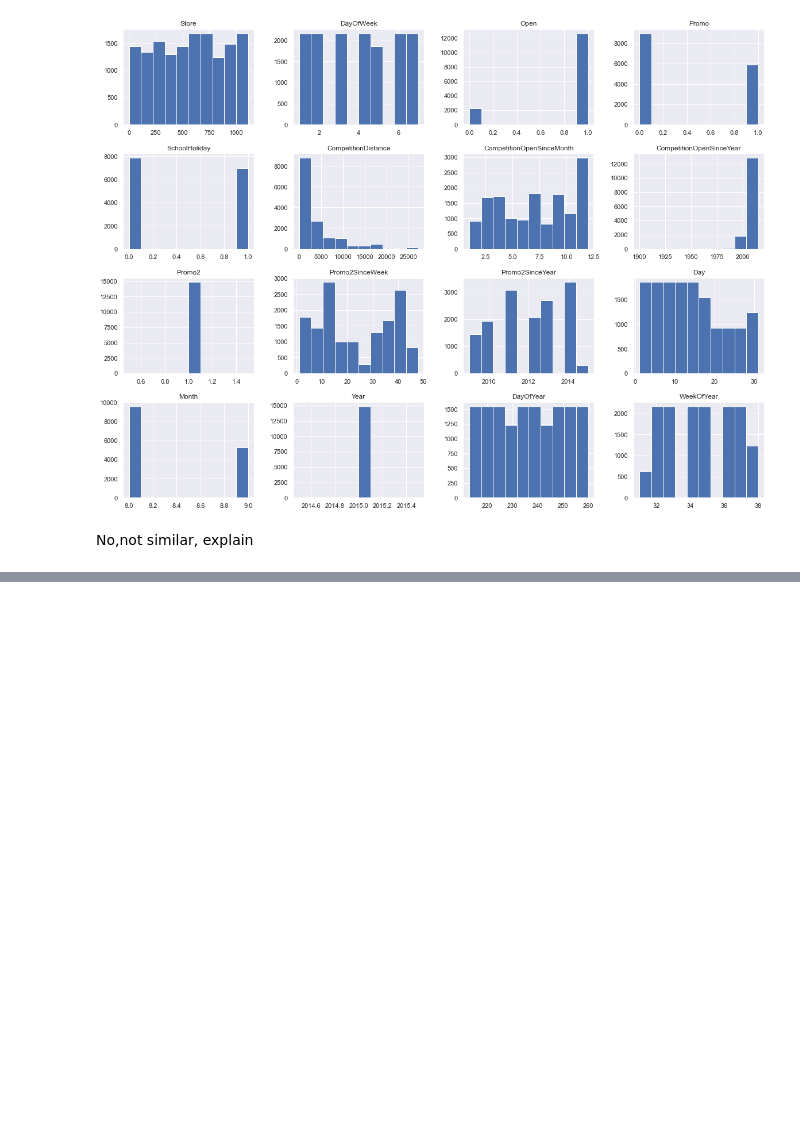
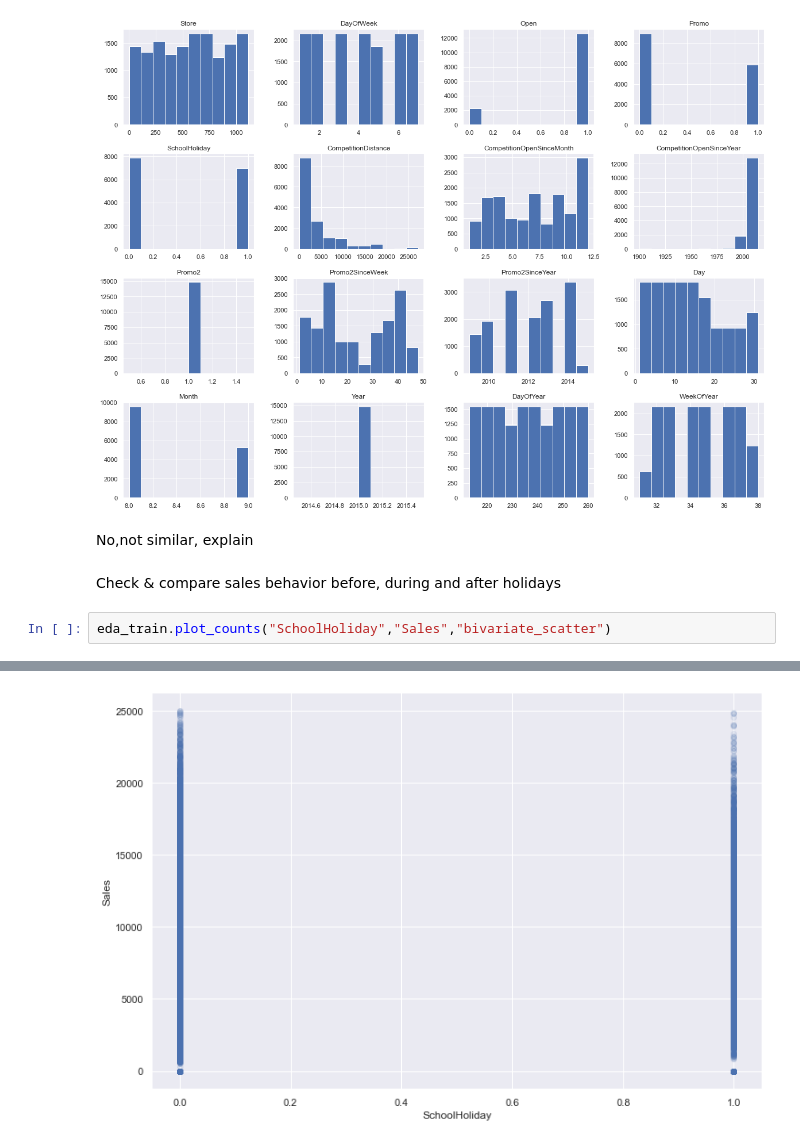
Before and after one commit to MegCheppy/Pharmaceutical-Sales-Prediction-, a Jupyter notebook: Notebooks/ExploratoryDataAnalysis.ipynb, the cells around one changed output, grey strips where cells are left out. Cells and saved outputs as stored; diff of their text form; blank space fills up the shorter version.

```diff
--- a/Notebooks/ExploratoryDataAnalysis.ipynb
+++ b/Notebooks/ExploratoryDataAnalysis.ipynb
@@ -248,3 +247,8 @@ eda_test.plot_distributions()
 [figure]
 # %% [markdown]
 No,not similar, explain
+# %% [markdown]
+Check & compare sales behavior before, during and after holidays
+# %%
+eda_train.plot_counts("SchoolHoliday","Sales","bivariate_scatter")
+# %% [output]
@@ -250,0 +256 @@ No,not similar, explain
+[figure, added]
```
Also changed, not shown: parts of 50 cells of this notebook.
